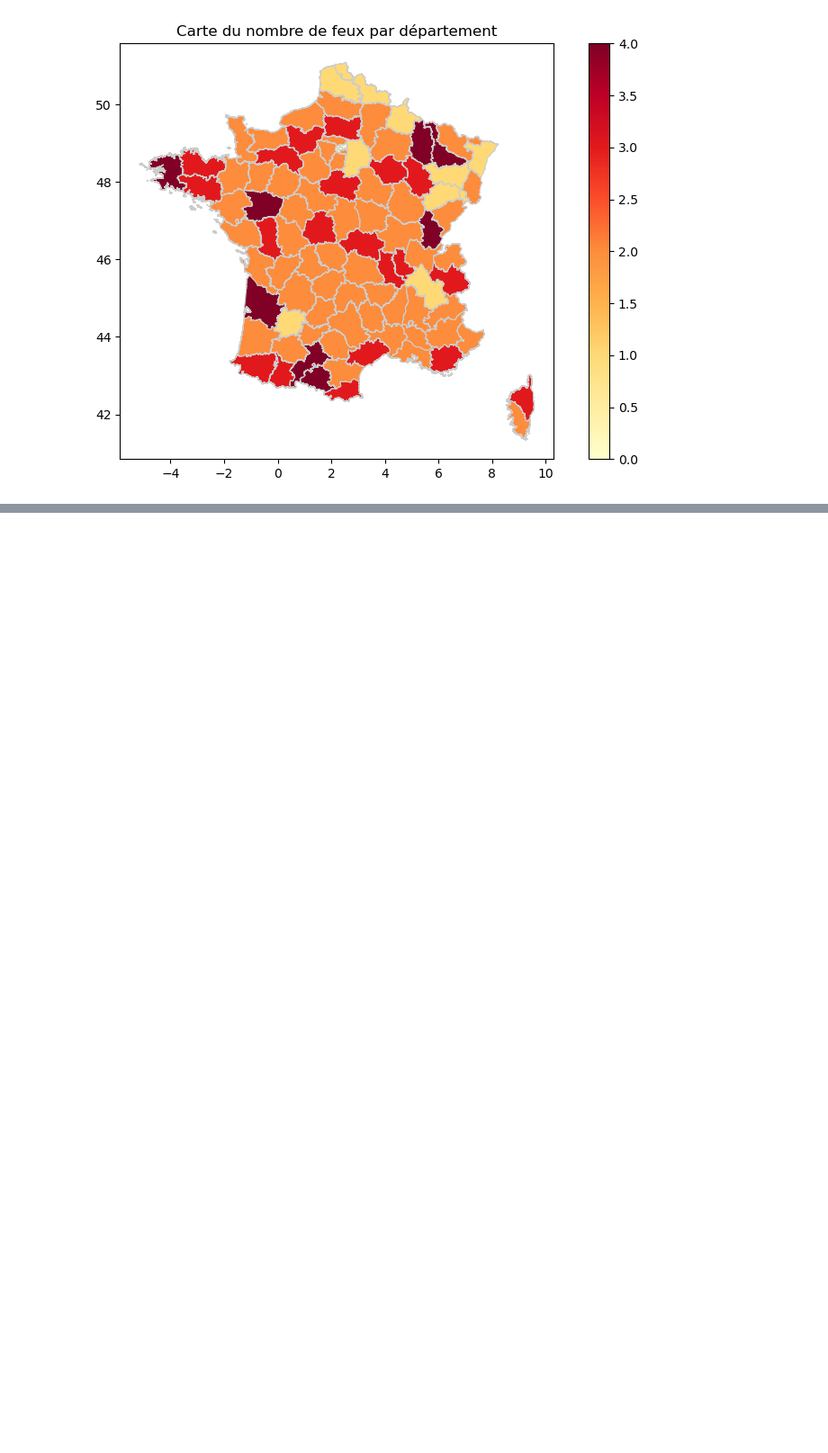
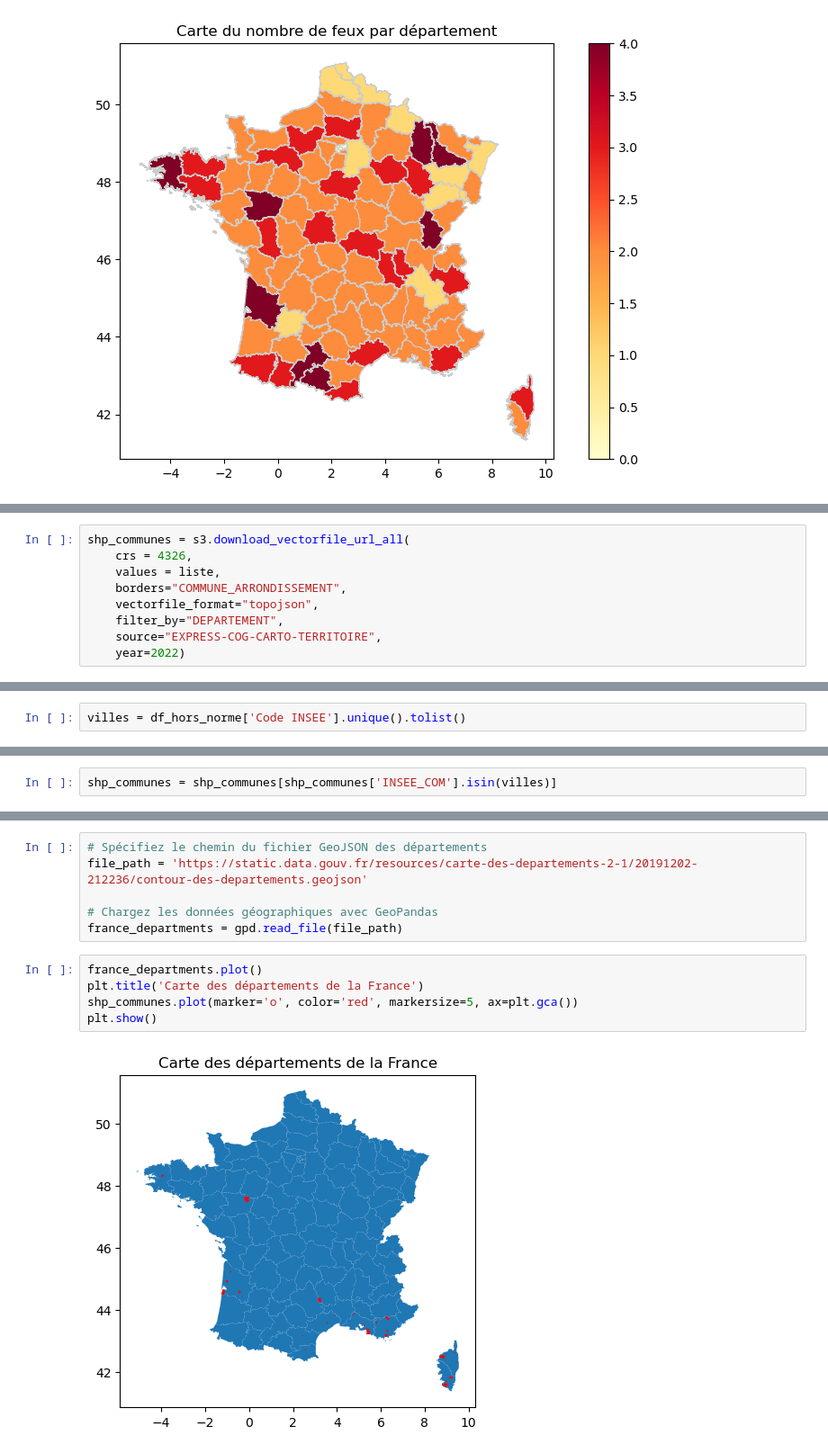
Before and after one commit to jjulietteschneider/Analyse-du-risque-des-feux-de-for-t, a Jupyter notebook: test_margaux.ipynb, the cells around one changed output, grey strips where cells are left out. Shown at 90% size. Cells and saved outputs as stored; diff of their text form; blank space fills up the shorter version.

```diff
--- a/test_margaux.ipynb
+++ b/test_margaux.ipynb
@@ -337,0 +265,9 @@ Name: nouveau_ratio, Length: 96, dtype: float64
+# %%
+shp_communes = s3.download_vectorfile_url_all(
+    crs = 4326,
+    values = liste,
+    borders="COMMUNE_ARRONDISSEMENT",
+    vectorfile_format="topojson",
+    filter_by="DEPARTEMENT",
+    source="EXPRESS-COG-CARTO-TERRITOIRE",
+    year=2022)
@@ -337,0 +297,2 @@ Name: nouveau_ratio, Length: 96, dtype: float64
+# %%
+villes = df_hors_norme['Code INSEE'].unique().tolist()
@@ -337,0 +303,2 @@ Name: nouveau_ratio, Length: 96, dtype: float64
+# %%
+shp_communes = shp_communes[shp_communes['INSEE_COM'].isin(villes)]
@@ -337,0 +314,13 @@ Name: nouveau_ratio, Length: 96, dtype: float64
+# %%
+# Spécifiez le chemin du fichier GeoJSON des départements
+file_path = 'https://static.data.gouv.fr/resources/carte-des-departements-2-1/20191202-212236/contour-des-departements.geojson'
+
+# Chargez les données géographiques avec GeoPandas
+france_departments = gpd.read_file(file_path)
+# %%
+france_departments.plot()
+plt.title('Carte des départements de la France')
+shp_communes.plot(marker='o', color='red', markersize=5, ax=plt.gca())
+plt.show()
+# %% [output]
+[figure, added]
```
Also changed, not shown: parts of 31 cells of this notebook.
